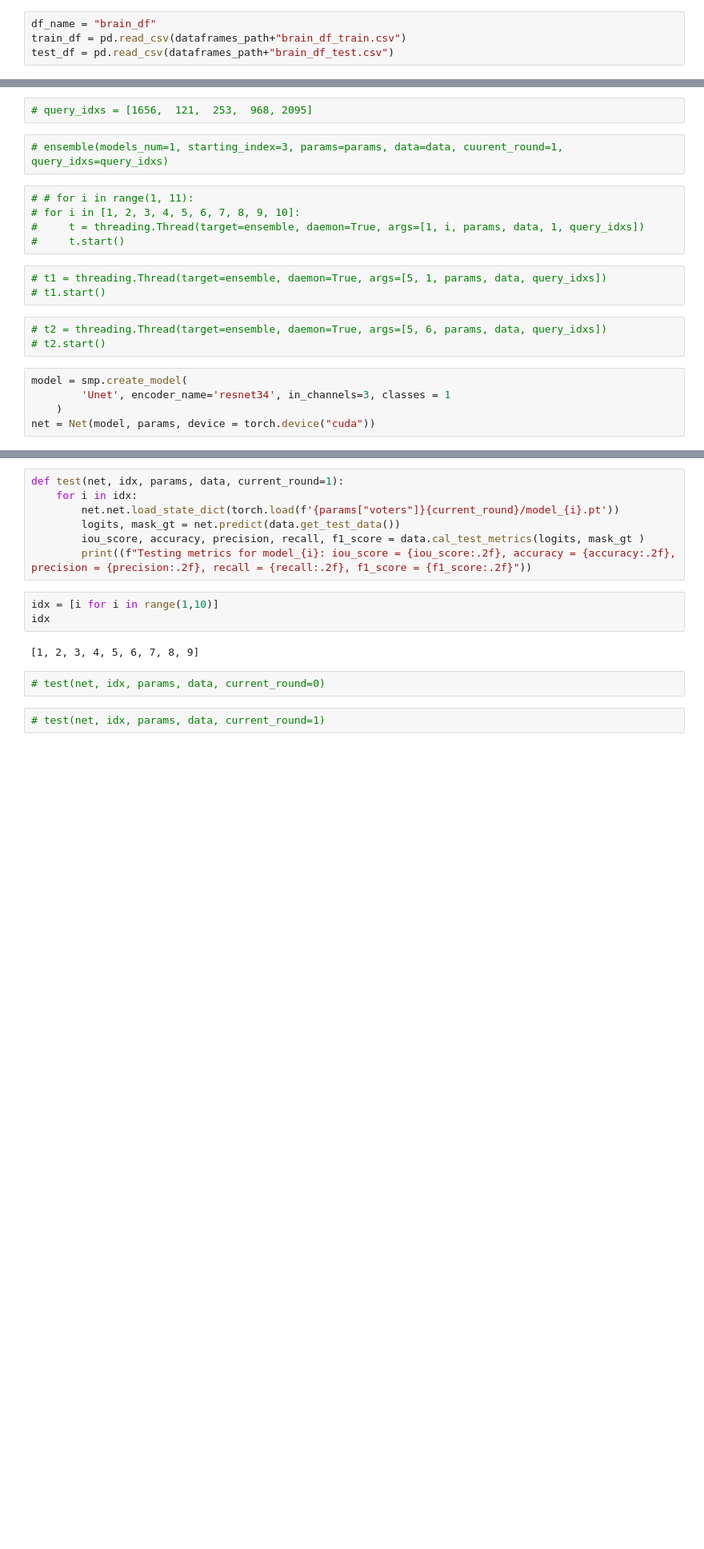
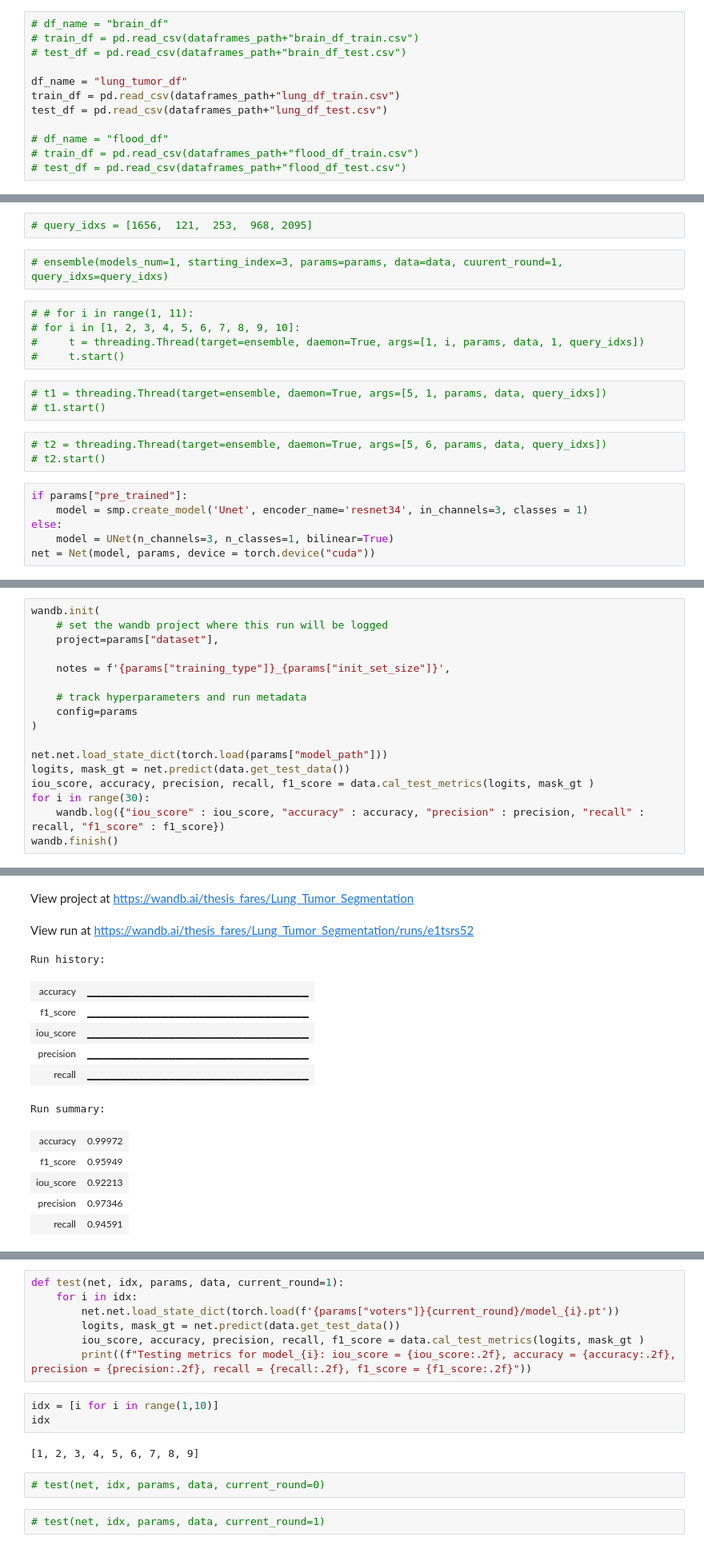
Before and after one commit to SalimFares4/Active-Learning-Segmentation, a Jupyter notebook: scripts/notebooks/11-Model_Ensembling.ipynb, the cells around one changed output, grey strips where cells are left out. Shown: that part at 80% size. Cells and saved outputs as stored; diff of their text form; blank space fills up the shorter version.

```diff
--- a/scripts/notebooks/11-Model_Ensembling.ipynb
+++ b/scripts/notebooks/11-Model_Ensembling.ipynb
@@ -34,7 +35,15 @@ models_path = main_path + "scripts/notebooks/trained_models/"
 # %%
-df_name = "brain_df"
-train_df = pd.read_csv(dataframes_path+"brain_df_train.csv")
-test_df = pd.read_csv(dataframes_path+"brain_df_test.csv")
+# df_name = "brain_df"
+# train_df = pd.read_csv(dataframes_path+"brain_df_train.csv")
+# test_df = pd.read_csv(dataframes_path+"brain_df_test.csv")
+
+df_name = "lung_tumor_df"
+train_df = pd.read_csv(dataframes_path+"lung_df_train.csv")
+test_df = pd.read_csv(dataframes_path+"lung_df_test.csv")
+
+# df_name = "flood_df"
+# train_df = pd.read_csv(dataframes_path+"flood_df_train.csv")
+# test_df = pd.read_csv(dataframes_path+"flood_df_test.csv")
 # %%
 params = {'n_epoch': 35,
           'train_args':{'batch_size': 4, 'num_workers': 1},
@@ -106,7 +138,8 @@ results=[]
 # t2 = threading.Thread(target=ensemble, daemon=True, args=[5, 6, params, data, query_idxs])
 # t2.start()
 # %%
-model = smp.create_model(
-        'Unet', encoder_name='resnet34', in_channels=3, classes = 1
-    )
+if params["pre_trained"]:
+    model = smp.create_model('Unet', encoder_name='resnet34', in_channels=3, classes = 1)
+else:
+    model = UNet(n_channels=3, n_classes=1, bilinear=True)
 net = Net(model, params, device = torch.device("cuda"))
@@ -112,0 +150,18 @@ net = Net(model, params, device = torch.device("cuda"))
+# %%
+wandb.init(
+    # set the wandb project where this run will be logged
+    project=params["dataset"],
+
+    notes = f'{params["training_type"]}_{params["init_set_size"]}',
+
+    # track hyperparameters and run metadata
+    config=params
+)
+
+net.net.load_state_dict(torch.load(params["model_path"]))
+logits, mask_gt = net.predict(data.get_test_data())
+iou_score, accuracy, precision, recall, f1_score = data.cal_test_metrics(logits, mask_gt )
+for i in range(30):
+    wandb.log({"iou_score" : iou_score, "accuracy" : accuracy, "precision" : precision, "recall" : recall, "f1_score" : f1_score})
+wandb.finish()
+# %% [output]
@@ -112,0 +174,14 @@ net = Net(model, params, device = torch.device("cuda"))
+View project at https://wandb.ai/thesis_fares/Lung_Tumor_Segmentation
+View run at https://wandb.ai/thesis_fares/Lung_Tumor_Segmentation/runs/e1tsrs52
+Run history:
+| accuracy | ▁▁▁▁▁▁▁▁▁▁▁▁▁▁▁▁▁▁▁▁▁▁▁▁▁▁▁▁▁▁ |
+| f1_score | ▁▁▁▁▁▁▁▁▁▁▁▁▁▁▁▁▁▁▁▁▁▁▁▁▁▁▁▁▁▁ |
+| iou_score | ▁▁▁▁▁▁▁▁▁▁▁▁▁▁▁▁▁▁▁▁▁▁▁▁▁▁▁▁▁▁ |
+| precision | ▁▁▁▁▁▁▁▁▁▁▁▁▁▁▁▁▁▁▁▁▁▁▁▁▁▁▁▁▁▁ |
+| recall | ▁▁▁▁▁▁▁▁▁▁▁▁▁▁▁▁▁▁▁▁▁▁▁▁▁▁▁▁▁▁ |
+Run summary:
+| accuracy | 0.99972 |
+| f1_score | 0.95949 |
+| iou_score | 0.92213 |
+| precision | 0.97346 |
+| recall | 0.94591 |
```
Also changed, not shown: parts of 5 cells of this notebook, 5 other files.
